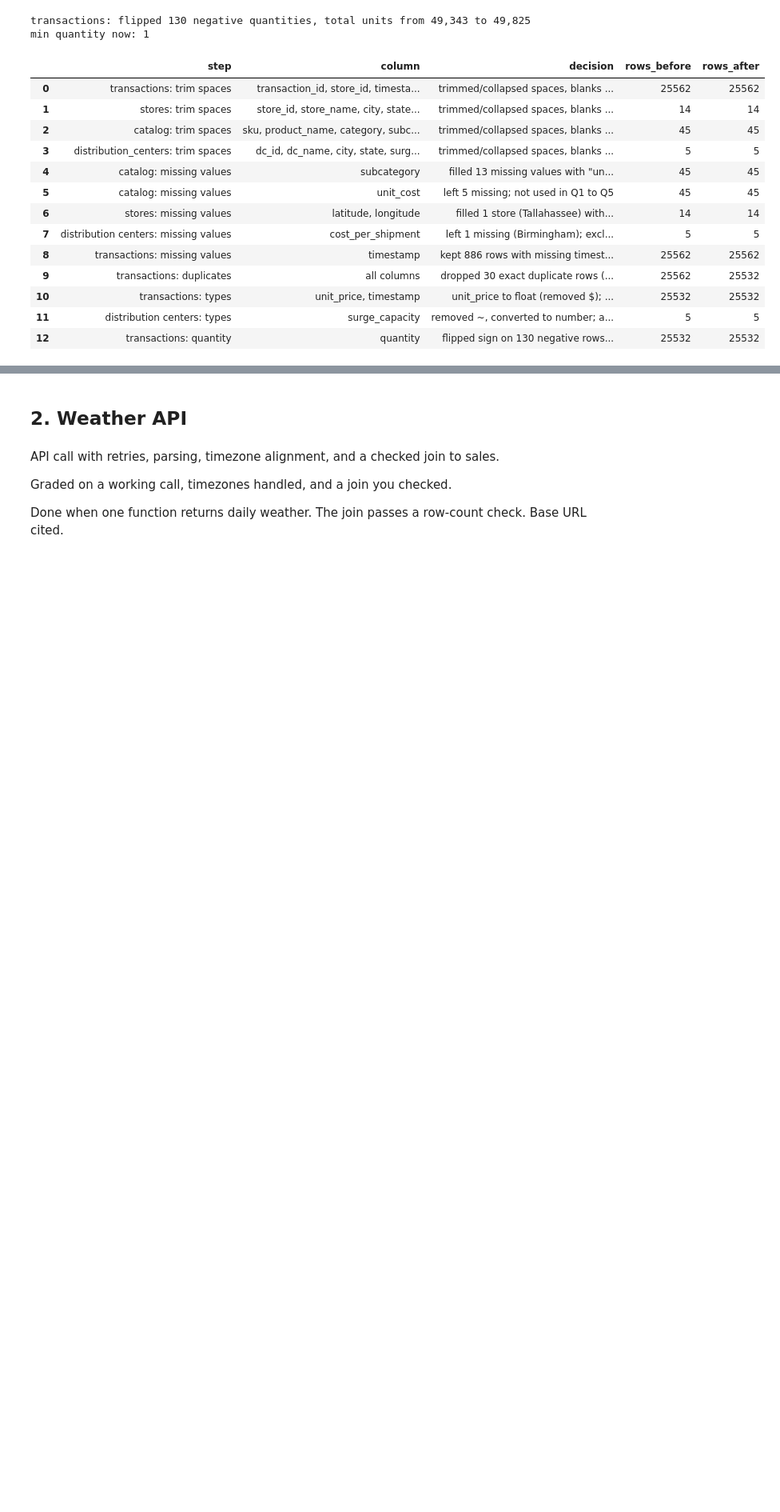
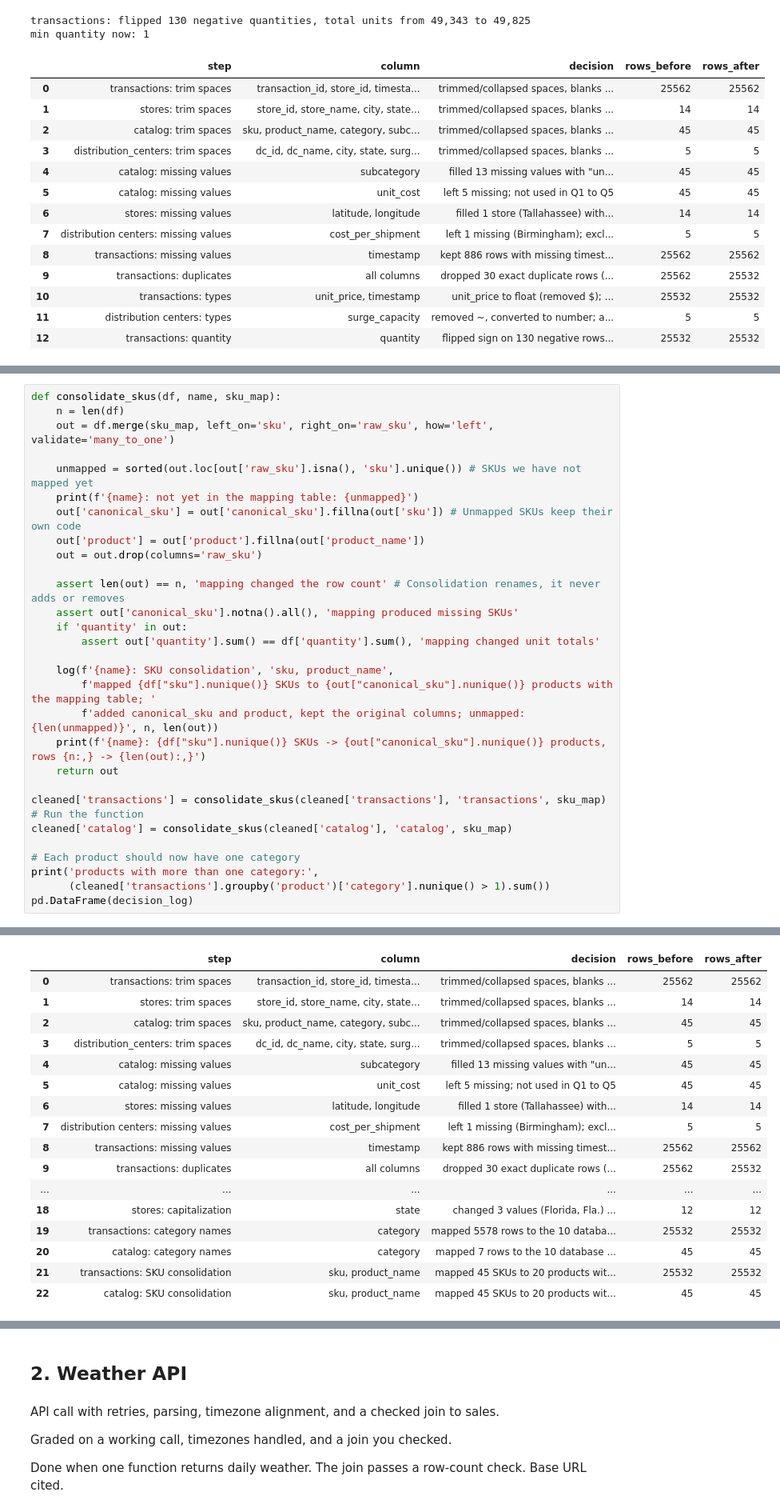
Before and after one commit to eviemcmahan/walmart-hurricane-project, a Jupyter notebook: notebooks/team_notebook.ipynb, the cells around one changed output, grey strips where cells are left out. Shown at 80% size. Saved outputs shown, nothing was run; the diff lists cells and outputs as text; blank space fills up the shorter version.

```diff
--- a/notebooks/team_notebook.ipynb
+++ b/notebooks/team_notebook.ipynb
@@ -427,0 +720,30 @@ min quantity now: 1
+# %%
+def consolidate_skus(df, name, sku_map):
+    n = len(df)
+    out = df.merge(sku_map, left_on='sku', right_on='raw_sku', how='left', validate='many_to_one')
+
+    unmapped = sorted(out.loc[out['raw_sku'].isna(), 'sku'].unique()) # SKUs we have not mapped yet
+    print(f'{name}: not yet in the mapping table: {unmapped}')
+    out['canonical_sku'] = out['canonical_sku'].fillna(out['sku']) # Unmapped SKUs keep their own code
+    out['product'] = out['product'].fillna(out['product_name'])
+    out = out.drop(columns='raw_sku')
+
+    assert len(out) == n, 'mapping changed the row count' # Consolidation renames, it never adds or removes
+    assert out['canonical_sku'].notna().all(), 'mapping produced missing SKUs'
+    if 'quantity' in out:
+        assert out['quantity'].sum() == df['quantity'].sum(), 'mapping changed unit totals'
+
+    log(f'{name}: SKU consolidation', 'sku, product_name',
+        f'mapped {df["sku"].nunique()} SKUs to {out["canonical_sku"].nunique()} products with the mapping table; '
+        f'added canonical_sku and product, kept the original columns; unmapped: {len(unmapped)}', n, len(out))
+    print(f'{name}: {df["sku"].nunique()} SKUs -> {out["canonical_sku"].nunique()} products, rows {n:,} -> {len(out):,}')
+    return out
+
+cleaned['transactions'] = consolidate_skus(cleaned['transactions'], 'transactions', sku_map) # Run the function
+cleaned['catalog'] = consolidate_skus(cleaned['catalog'], 'catalog', sku_map)
+
+# Each product should now have one category
+print('products with more than one category:',
+      (cleaned['transactions'].groupby('product')['category'].nunique() > 1).sum())
+pd.DataFrame(decision_log)
+# %% [output]
@@ -427,0 +755,17 @@ min quantity now: 1
+|  | step | column | decision | rows_before | rows_after |
+| 0 | transactions: trim spaces | transaction_id, store_id, timesta... | trimmed/collapsed spaces, blanks ... | 25562 | 25562 |
+| 1 | stores: trim spaces | store_id, store_name, city, state... | trimmed/collapsed spaces, blanks ... | 14 | 14 |
+| 2 | catalog: trim spaces | sku, product_name, category, subc... | trimmed/collapsed spaces, blanks ... | 45 | 45 |
+| 3 | distribution_centers: trim spaces | dc_id, dc_name, city, state, surg... | trimmed/collapsed spaces, blanks ... | 5 | 5 |
+| 4 | catalog: missing values | subcategory | filled 13 missing values with "un... | 45 | 45 |
+| 5 | catalog: missing values | unit_cost | left 5 missing; not used in Q1 to Q5 | 45 | 45 |
+| 6 | stores: missing values | latitude, longitude | filled 1 store (Tallahassee) with... | 14 | 14 |
+| 7 | distribution centers: missing values | cost_per_shipment | left 1 missing (Birmingham); excl... | 5 | 5 |
+| 8 | transactions: missing values | timestamp | kept 886 rows with missing timest... | 25562 | 25562 |
+| 9 | transactions: duplicates | all columns | dropped 30 exact duplicate rows (... | 25562 | 25532 |
+| ... | ... | ... | ... | ... | ... |
+| 18 | stores: capitalization | state | changed 3 values (Florida, Fla.) ... | 12 | 12 |
+| 19 | transactions: category names | category | mapped 5578 rows to the 10 databa... | 25532 | 25532 |
+| 20 | catalog: category names | category | mapped 7 rows to the 10 database ... | 45 | 45 |
+| 21 | transactions: SKU consolidation | sku, product_name | mapped 45 SKUs to 20 products wit... | 25532 | 25532 |
+| 22 | catalog: SKU consolidation | sku, product_name | mapped 45 SKUs to 20 products wit... | 45 | 45 |
```
Also changed, not shown: parts of 34 cells of this notebook.
